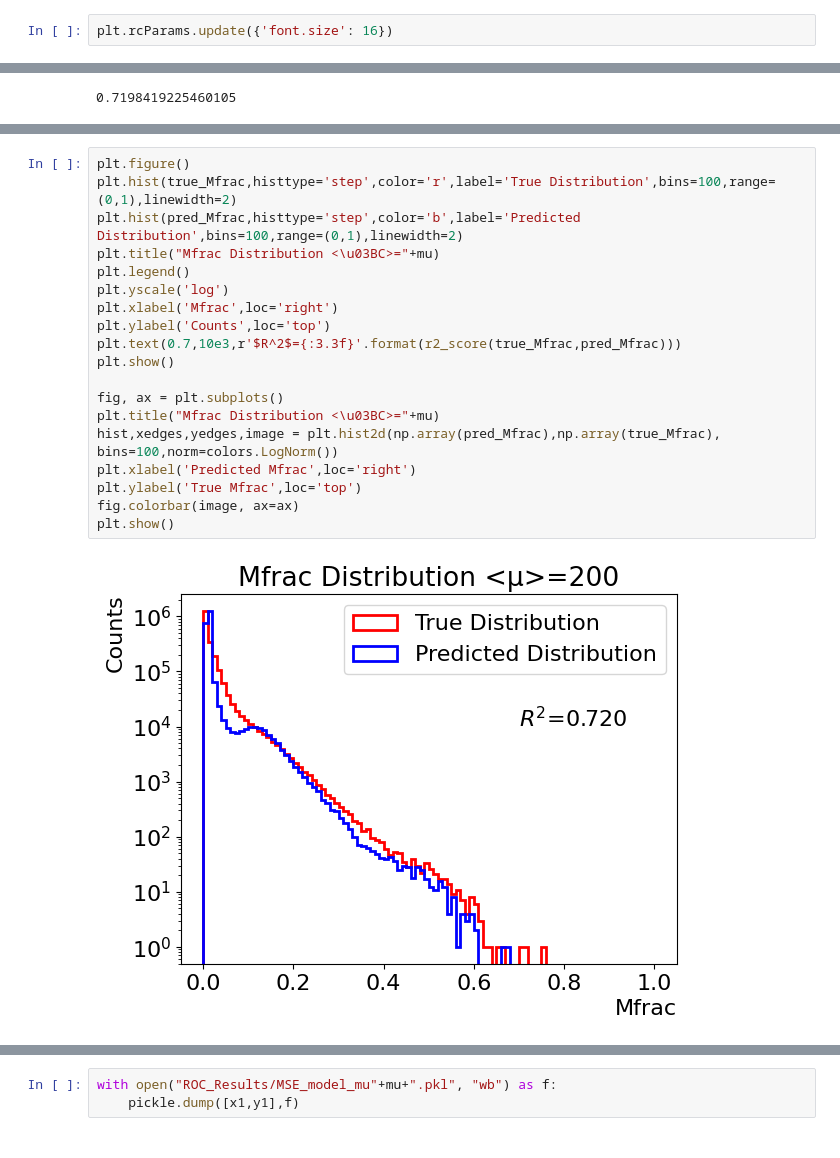
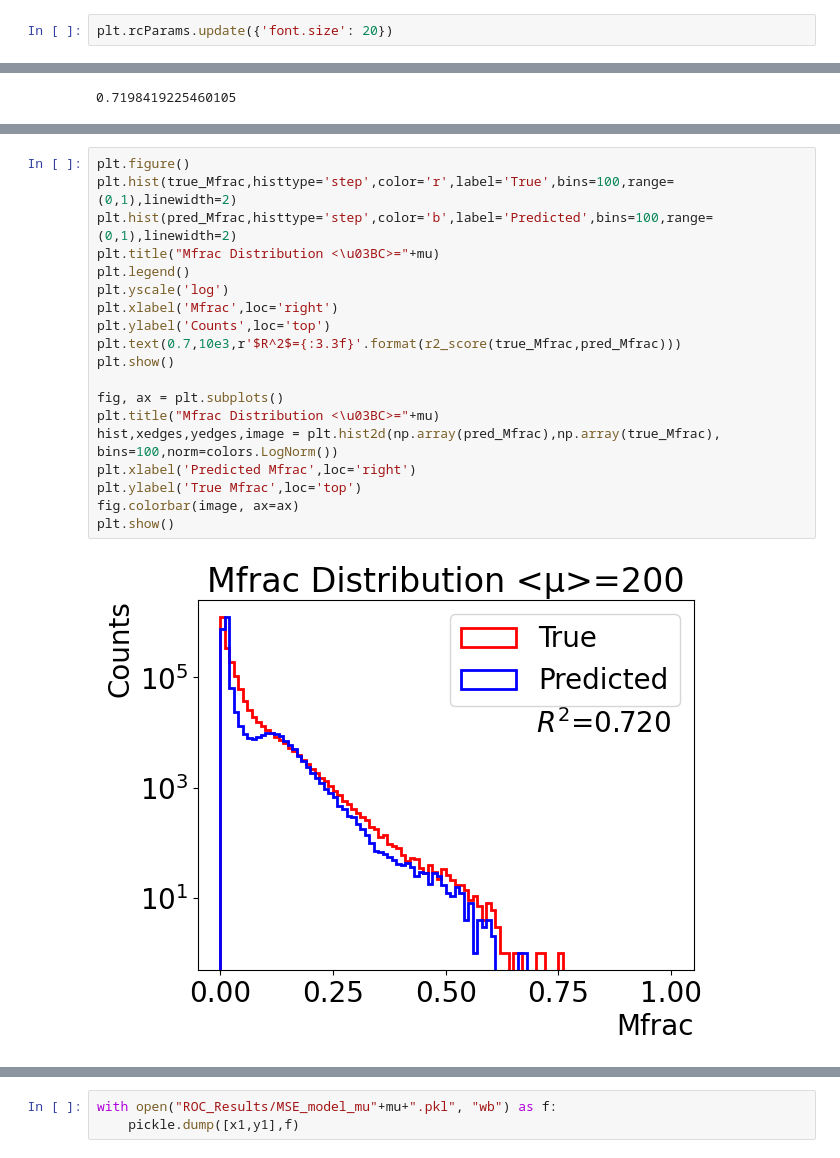
Before and after one commit to LukeV37/Pileup_Plotting, a Jupyter notebook: Fig5/True_vs_Pred_Regression_Model.ipynb, the cells around one changed output, grey strips where cells are left out. Saved outputs shown, nothing was run; the diff lists cells and outputs as text.

```diff
--- a/Fig5/True_vs_Pred_Regression_Model.ipynb
+++ b/Fig5/True_vs_Pred_Regression_Model.ipynb
@@ -9,7 +9,7 @@ from sklearn.metrics import r2_score
 # %%
 mu='200'
 # %%
-plt.rcParams.update({'font.size': 16})
+plt.rcParams.update({'font.size': 20})
 # %%
 if mu=='60':
     in_data="/mnt/shared/lvaughan/Pileup_ntuples/diHiggs_analysis_ntuples/dataset_diHiggs_mu60_NumEvents20k_Eval_MinJetpT25.root:fastjet"
@@ -68,21 +68,21 @@ plt.show()
 # %%
 plt.figure()
-plt.hist(true_Mfrac,histtype='step',color='r',label='True Distribution',bins=100,range=(0,1),linewidth=2)
-plt.hist(pred_Mfrac,histtype='step',color='b',label='Predicted Distribution',bins=100,range=(0,1),linewidth=2)
+plt.hist(true_Mfrac,histtype='step',color='r',label='True',bins=100,range=(0,1),linewidth=2)
+plt.hist(pred_Mfrac,histtype='step',color='b',label='Predicted',bins=100,range=(0,1),linewidth=2)
 plt.title("Mfrac Distribution <\u03BC>="+mu)
 plt.legend()
 plt.yscale('log')
 plt.xlabel('Mfrac',loc='right')
 plt.ylabel('Counts',loc='top')
 plt.text(0.7,10e3,r'$R^2$={:3.3f}'.format(r2_score(true_Mfrac,pred_Mfrac)))
 plt.show()
 
 fig, ax = plt.subplots()
 plt.title("Mfrac Distribution <\u03BC>="+mu)
 hist,xedges,yedges,image = plt.hist2d(np.array(pred_Mfrac),np.array(true_Mfrac), bins=100,norm=colors.LogNorm())
 plt.xlabel('Predicted Mfrac',loc='right')
 plt.ylabel('True Mfrac',loc='top')
 fig.colorbar(image, ax=ax)
 plt.show()
 # %% [output]
-[figure, old version]
+[figure, new version]
```
Also changed, not shown: parts of 3 cells of this notebook, 16 other files.
